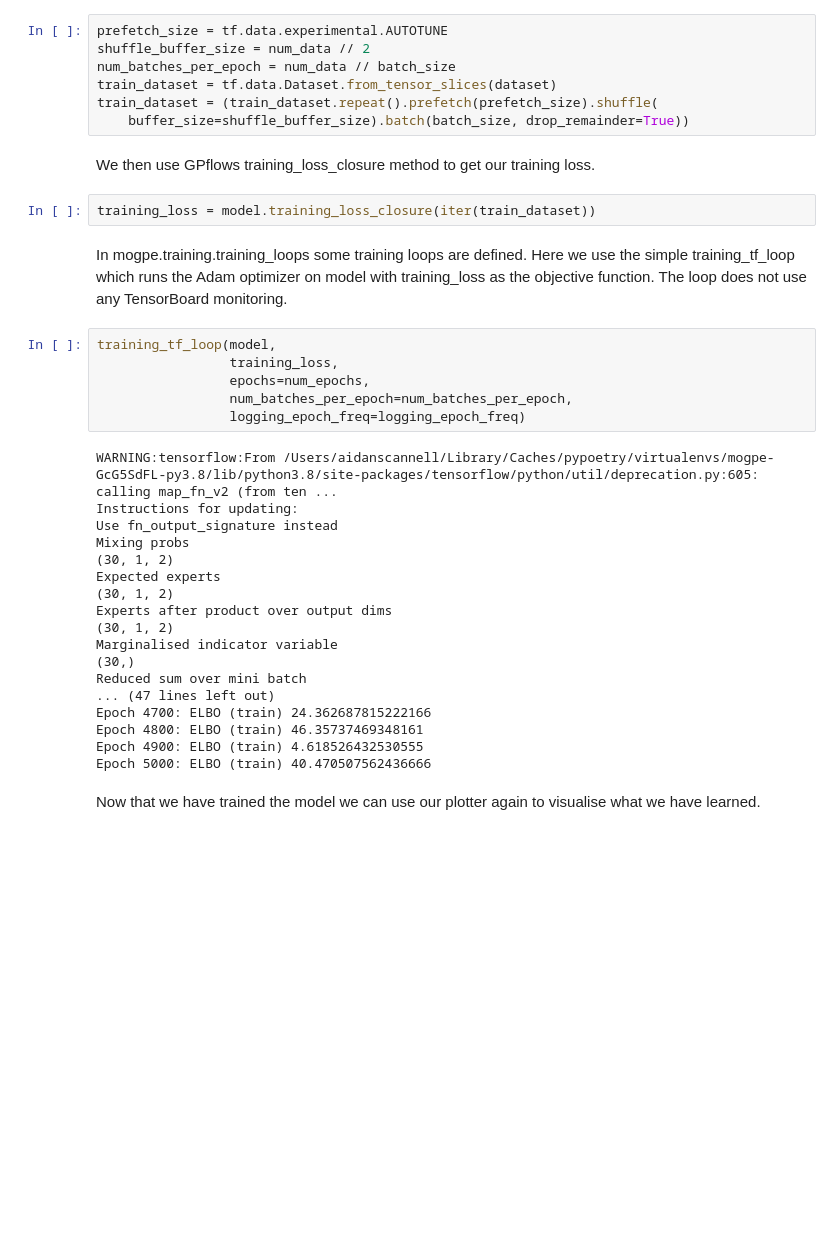
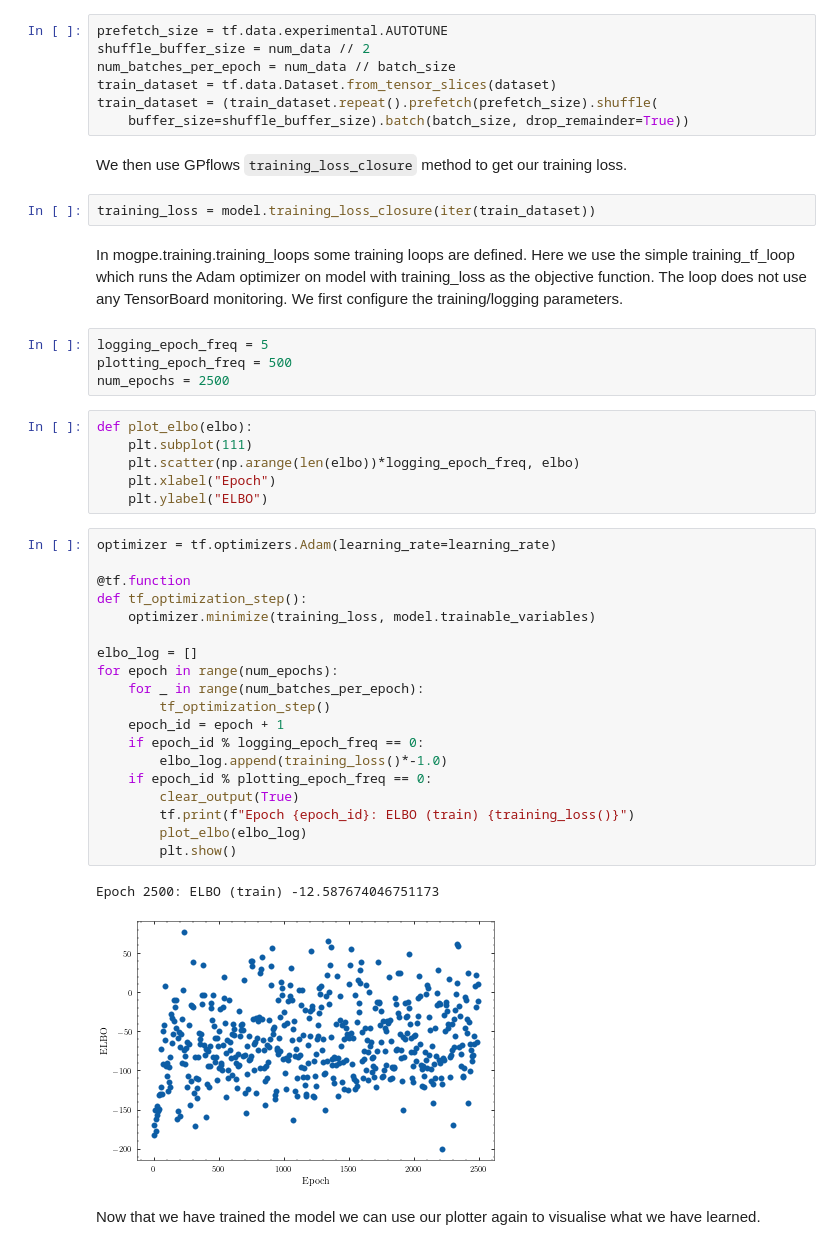
Before and after one commit to aidanscannell/mogpe, a Jupyter notebook: examples/mcycle/notebooks/train_mcycle_with_2_experts.ipynb, the cells around one changed output. Drawn from its saved outputs; the diff is of its cells as text; blank space fills up the shorter version.

Commit message:
commit of notebooks after updating to v0.2.0
that is, using SVGPGatingNetwork with different likelihods instead of
using SVGPGatingNetworkBinary and SVGPGatingNetworkMulti

```diff
--- a/examples/mcycle/notebooks/train_mcycle_with_2_experts.ipynb
+++ b/examples/mcycle/notebooks/train_mcycle_with_2_experts.ipynb
@@ -208,35 +176,43 @@ train_dataset = tf.data.Dataset.from_tensor_slices(dataset)
 train_dataset = (train_dataset.repeat().prefetch(prefetch_size).shuffle(
     buffer_size=shuffle_buffer_size).batch(batch_size, drop_remainder=True))
 # %% [markdown]
-We then use GPflows training_loss_closure method to get our training loss.
+We then use GPflows `training_loss_closure` method to get our training loss.
 # %%
 training_loss = model.training_loss_closure(iter(train_dataset))
 # %% [markdown]
-In mogpe.training.training_loops some training loops are defined. Here we use the simple training_tf_loop which runs the Adam optimizer on model with training_loss as the objective function. The loop does not use any TensorBoard monitoring.
+In mogpe.training.training_loops some training loops are defined. Here we use the simple training_tf_loop which runs the Adam optimizer on model with training_loss as the objective function. The loop does not use any TensorBoard monitoring. We first configure the training/logging parameters.
-# %%
-training_tf_loop(model,
-                 training_loss,
-                 epochs=num_epochs,
-                 num_batches_per_epoch=num_batches_per_epoch,
-                 logging_epoch_freq=logging_epoch_freq)
-# %% [output]
-WARNING:tensorflow:From /Users/aidanscannell/Library/Caches/pypoetry/virtualenvs/mogpe-GcG5SdFL-py3.8/lib/python3.8/site-packages/tensorflow/python/util/deprecation.py:605: calling map_fn_v2 (from ten ...
-Instructions for updating:
-Use fn_output_signature instead
-Mixing probs
-(30, 1, 2)
-Expected experts
-(30, 1, 2)
-Experts after product over output dims
-(30, 1, 2)
-Marginalised indicator variable
-(30,)
-Reduced sum over mini batch
-... (47 lines left out)
-Epoch 4700: ELBO (train) 24.362687815222166
-Epoch 4800: ELBO (train) 46.35737469348161
-Epoch 4900: ELBO (train) 4.618526432530555
-Epoch 5000: ELBO (train) 40.470507562436666
+# %%
+logging_epoch_freq = 5
+plotting_epoch_freq = 500
+num_epochs = 2500
+# %%
+def plot_elbo(elbo):
+    plt.subplot(111)
+    plt.scatter(np.arange(len(elbo))*logging_epoch_freq, elbo)
+    plt.xlabel("Epoch")
+    plt.ylabel("ELBO")
+# %%
+optimizer = tf.optimizers.Adam(learning_rate=learning_rate)
+
+@tf.function
+def tf_optimization_step():
+    optimizer.minimize(training_loss, model.trainable_variables)
+
+elbo_log = []
+for epoch in range(num_epochs):
+    for _ in range(num_batches_per_epoch):
+        tf_optimization_step()
+    epoch_id = epoch + 1
+    if epoch_id % logging_epoch_freq == 0:
+        elbo_log.append(training_loss()*-1.0)
+    if epoch_id % plotting_epoch_freq == 0:
+        clear_output(True)
+        tf.print(f"Epoch {epoch_id}: ELBO (train) {training_loss()}")
+        plot_elbo(elbo_log)
+        plt.show()
+# %% [output]
+Epoch 2500: ELBO (train) -12.587674046751173
+[figure, added]
 # %% [markdown]
 Now that we have trained the model we can use our plotter again to visualise what we have learned.
 # %%
```
Also changed, not shown: parts of 27 cells of this notebook, 1 other file.
